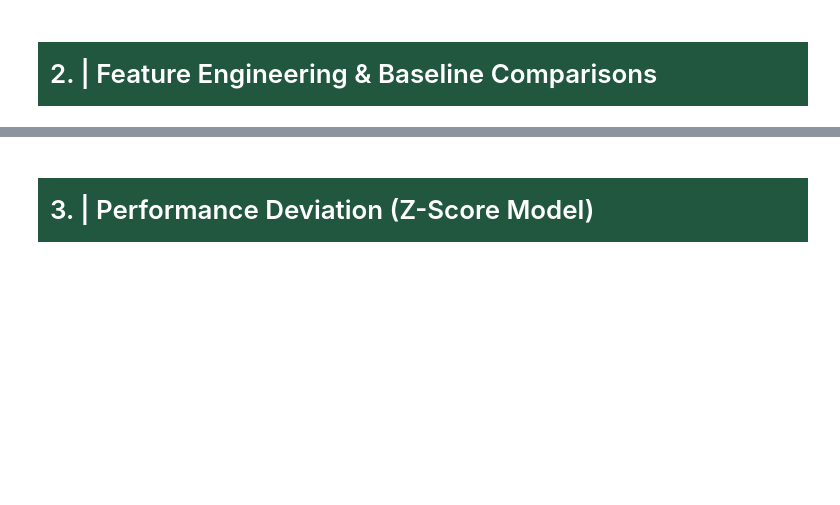
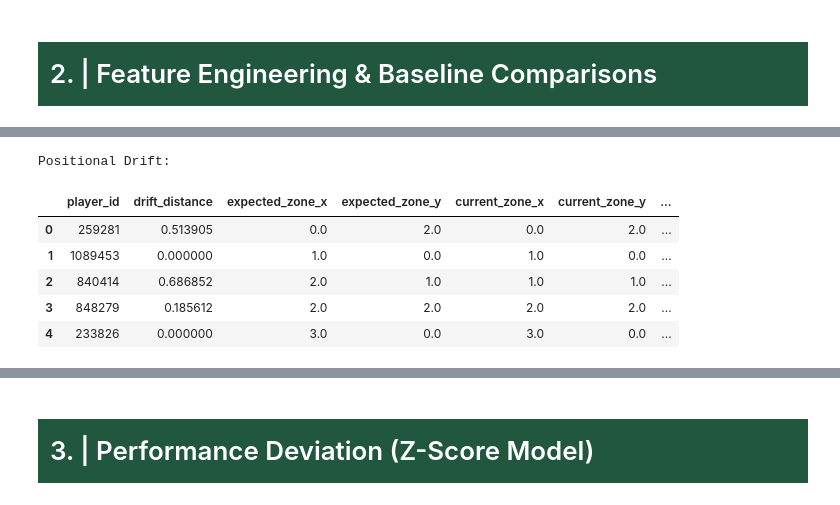
Before and after one commit to AI-Assistant-for-Football-Tactical/AI, a Jupyter notebook: in_match.ipynb, the cells around one changed output, grey strips where cells are left out. Cells and saved outputs as stored; diff of their text form; code cells hidden in the pictures; blank space fills up the shorter version.

```diff
--- a/in_match.ipynb
+++ b/in_match.ipynb
@@ -120,4 +120,4 @@ async def data_async():
 # %%
-result = await data_async()
+# result = await data_async()
 
-event_stats, lineups, players_stats, players_heatmaps, players_shotmaps, players_rating_breakdowns = result
+# event_stats, lineups, players_stats, players_heatmaps, players_shotmaps, players_rating_breakdowns = result
@@ -318,9 +318,9 @@ shotmaps.to_csv('in_data_examples/work_data/shotmaps.csv' , index=False)
 # %%
-# working on heatmaps to convert them to dataframes
-players_heatmaps1 = pd.json_normalize(players_heatmaps1).fillna('[]').rename(columns = {'heatmap' : 'heatmap1'})
-players_heatmaps2 = pd.json_normalize(players_heatmaps2).fillna('[]').rename(columns = {'heatmap' : 'heatmap2'})
-heatmaps =  pd.merge(players_heatmaps1, players_heatmaps2, on='player_id', how='inner')
-heatmaps = heatmaps[heatmaps['player_id'].isin(list(lineups_and_stats['id'])) ]
+# # working on heatmaps to convert them to dataframes
+# players_heatmaps1 = pd.json_normalize(players_heatmaps1).fillna('[]').rename(columns = {'heatmap' : 'heatmap1'})
+# players_heatmaps2 = pd.json_normalize(players_heatmaps2).fillna('[]').rename(columns = {'heatmap' : 'heatmap2'})
+# heatmaps =  pd.merge(players_heatmaps1, players_heatmaps2, on='player_id', how='inner')
+# heatmaps = heatmaps[heatmaps['player_id'].isin(list(lineups_and_stats['id'])) ]
 
-heatmaps.to_csv('in_data_examples/work_data/heatmaps.csv' , index=False)
+# heatmaps.to_csv('in_data_examples/work_data/heatmaps.csv' , index=False)
 # %%
@@ -800,0 +961,31 @@ player_delta , events_delta , heatmaps_delta , shotmaps_delta , features_delta =
+# %%
+def compute_positional_drift(heatmaps_delta_df, grid_cols=6, grid_rows=4):
+    """Analyzes spatial drift using centroid shifts from the heatmap delta."""
+    if heatmaps_delta_df.empty: return pd.DataFrame()
+
+    df = heatmaps_delta_df.copy()
+    zone_width = 100 / grid_cols
+    zone_height = 100 / grid_rows
+
+    df['expected_zone_x'] = (df['centroid_snap1_x'] // zone_width).clip(0, grid_cols-1)
+    df['expected_zone_y'] = (df['centroid_snap1_y'] // zone_height).clip(0, grid_rows-1)
+    df['current_zone_x'] = (df['centroid_snap2_x'] // zone_width).clip(0, grid_cols-1)
+    df['current_zone_y'] = (df['centroid_snap2_y'] // zone_height).clip(0, grid_rows-1)
+
+    df['drift_distance'] = np.sqrt(df['centroid_delta_x']**2 + df['centroid_delta_y']**2)
+    df['is_drifting'] = df['drift_distance'] > 10.0
+
+    return df[['player_id', 'drift_distance', 'expected_zone_x', 'expected_zone_y', 'current_zone_x', 'current_zone_y', 'is_drifting']]
+
+# Run and Output
+drift_features = compute_positional_drift(heatmaps_delta)
+print("Positional Drift:")
+display(drift_features.head())
+# %% [output]
+Positional Drift:
+|  | player_id | drift_distance | expected_zone_x | expected_zone_y | current_zone_x | current_zone_y | ... |
+| 0 | 259281 | 0.513905 | 0.0 | 2.0 | 0.0 | 2.0 | ... |
+| 1 | 1089453 | 0.000000 | 1.0 | 0.0 | 1.0 | 0.0 | ... |
+| 2 | 840414 | 0.686852 | 2.0 | 1.0 | 1.0 | 1.0 | ... |
+| 3 | 848279 | 0.185612 | 2.0 | 2.0 | 2.0 | 2.0 | ... |
+| 4 | 233826 | 0.000000 | 3.0 | 0.0 | 3.0 | 0.0 | ... |
```
Also changed, not shown: parts of 21 cells of this notebook.
